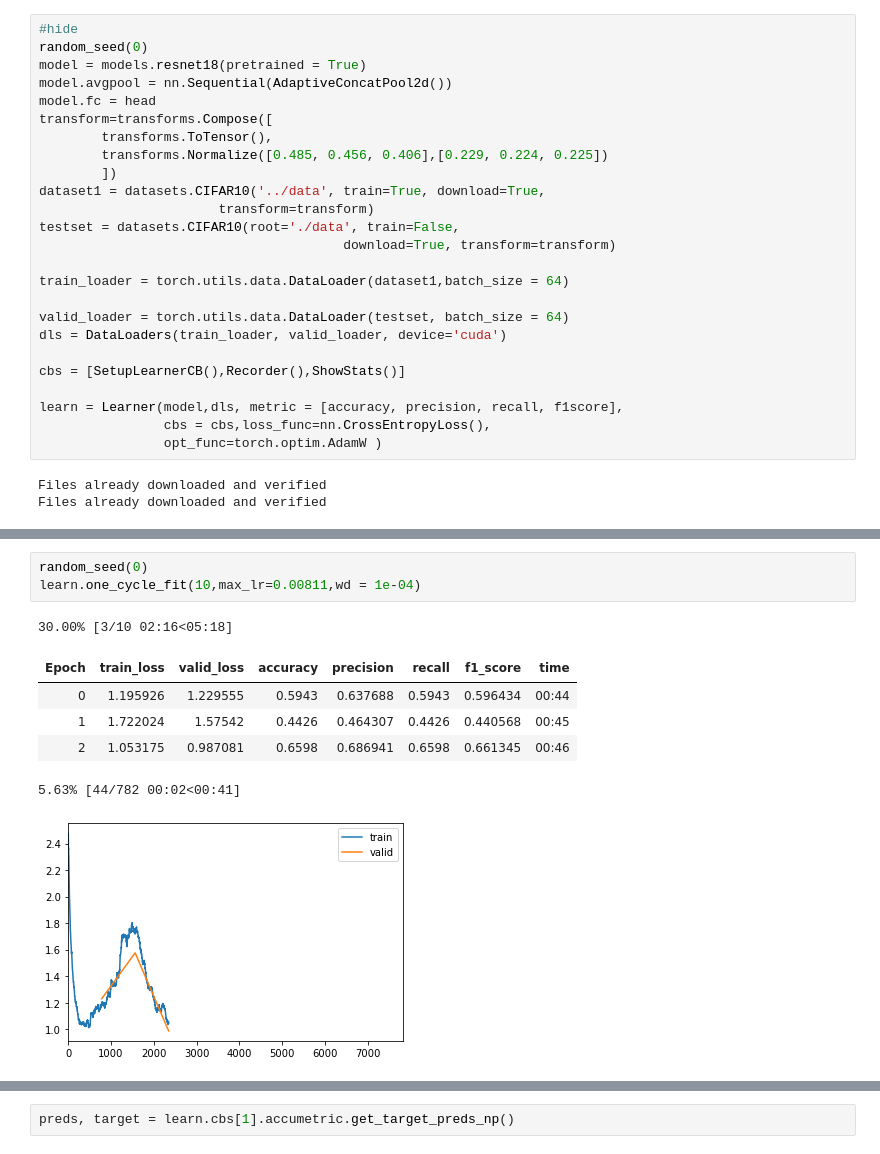
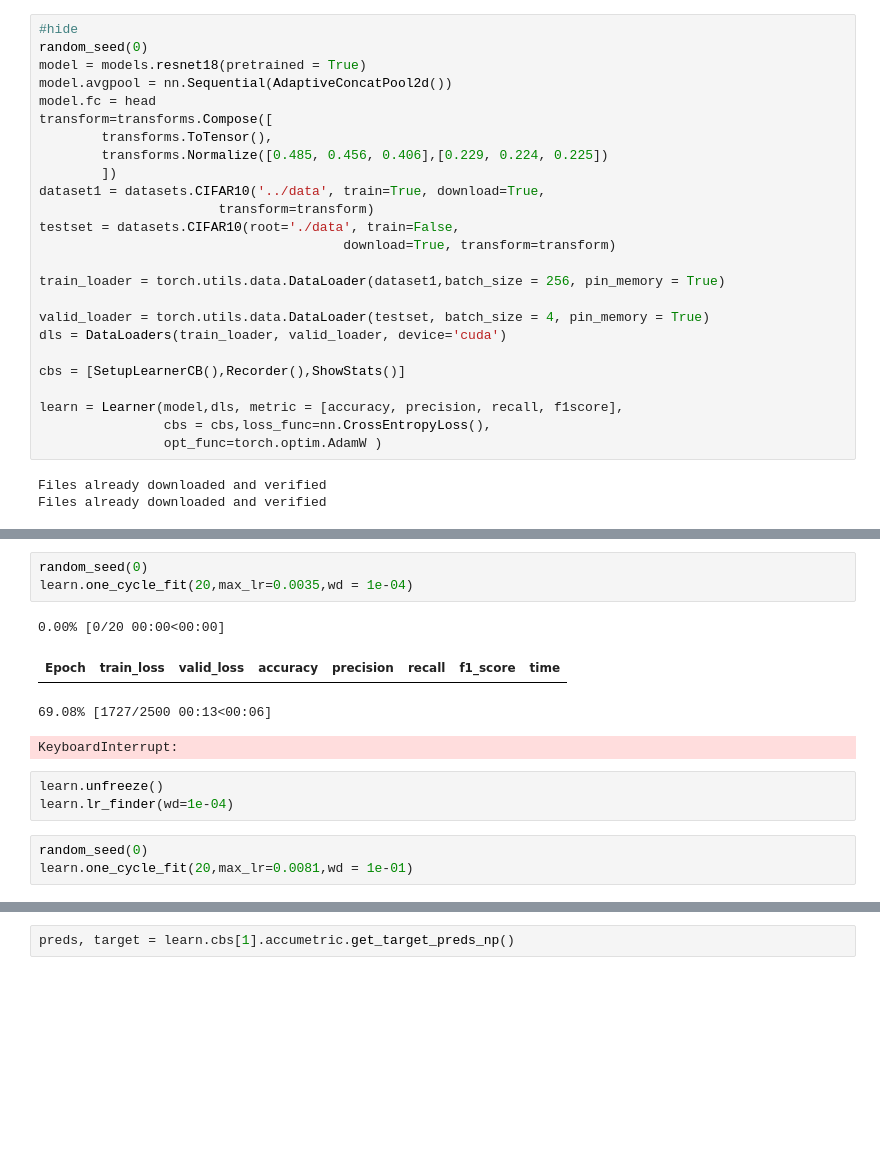
Before and after one commit to VedantWani/PrimeCNNv3, a Jupyter notebook: nbs_test/lib_test_workflow.ipynb, the cells around one changed output, grey strips where cells are left out. Drawn from its saved outputs; the diff is of its cells as text; blank space fills up the shorter version.

```diff
--- a/nbs_test/lib_test_workflow.ipynb
+++ b/nbs_test/lib_test_workflow.ipynb
@@ -106,9 +109,9 @@ dataset1 = datasets.CIFAR10('../data', train=True, download=True,
 testset = datasets.CIFAR10(root='./data', train=False,
                                        download=True, transform=transform)
 
-train_loader = torch.utils.data.DataLoader(dataset1,batch_size = 64)
+train_loader = torch.utils.data.DataLoader(dataset1,batch_size = 256, pin_memory = True)
 
-valid_loader = torch.utils.data.DataLoader(testset, batch_size = 64)
+valid_loader = torch.utils.data.DataLoader(testset, batch_size = 4, pin_memory = True)
 dls = DataLoaders(train_loader, valid_loader, device='cuda')
 
 cbs = [SetupLearnerCB(),Recorder(),ShowStats()]
@@ -144,11 +147,14 @@ lr_steep: 0.0008111308561637998
 # %%
 random_seed(0)
-learn.one_cycle_fit(10,max_lr=0.00811,wd = 1e-04)
+learn.one_cycle_fit(20,max_lr=0.0035,wd = 1e-04)
 # %% [output]
-30.00% [3/10 02:16<05:18]
+0.00% [0/20 00:00<00:00]
 | Epoch | train_loss | valid_loss | accuracy | precision | recall | f1_score | time |
-| 0 | 1.195926 | 1.229555 | 0.5943 | 0.637688 | 0.5943 | 0.596434 | 00:44 |
-| 1 | 1.722024 | 1.57542 | 0.4426 | 0.464307 | 0.4426 | 0.440568 | 00:45 |
-| 2 | 1.053175 | 0.987081 | 0.6598 | 0.686941 | 0.6598 | 0.661345 | 00:46 |
-5.63% [44/782 00:02<00:41]
+69.08% [1727/2500 00:13<00:06]
-[figure, removed]
+KeyboardInterrupt:
+# %%
+learn.unfreeze()
+learn.lr_finder(wd=1e-04)
+# %%
+random_seed(0)
+learn.one_cycle_fit(20,max_lr=0.0081,wd = 1e-01)
```
Also changed, not shown: parts of 7 cells of this notebook, 5 other files.
